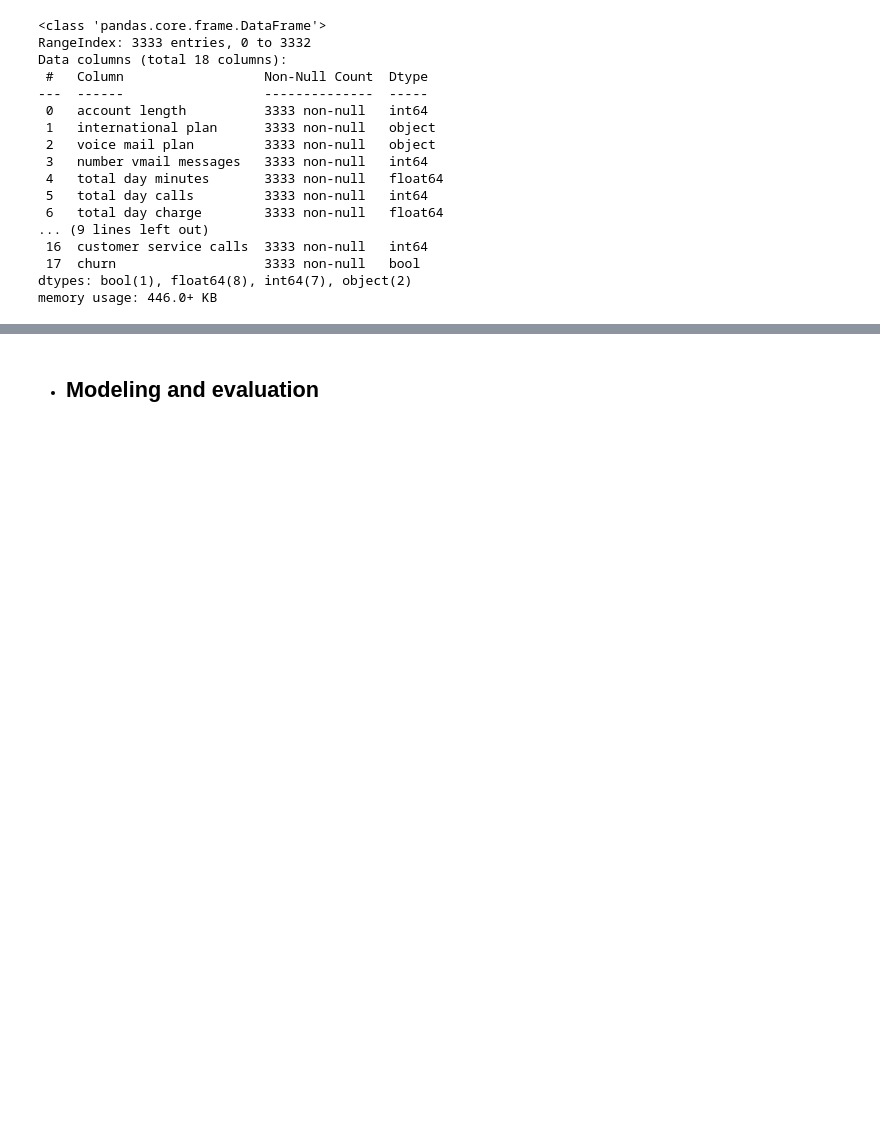
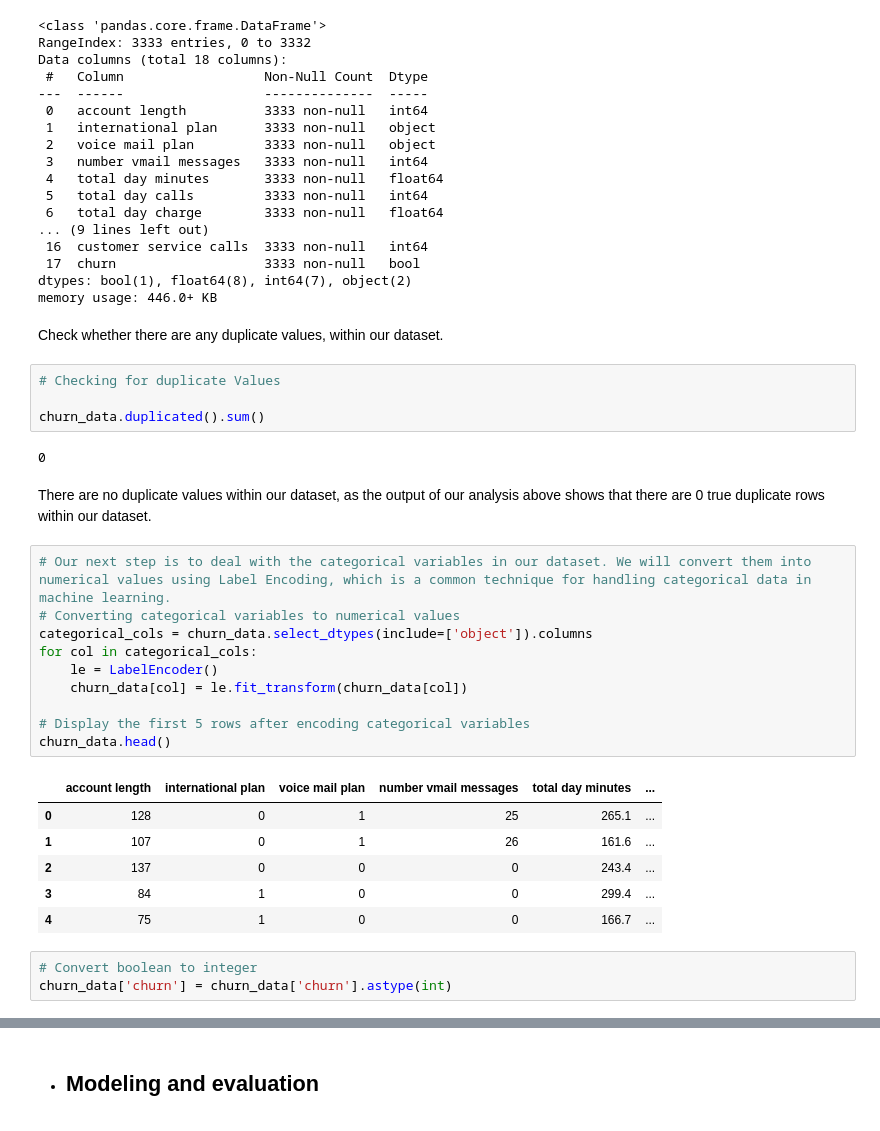
Before and after one commit to Nelaten/phase3_project, a Jupyter notebook: phase3_project.ipynb, the cells around one changed output, grey strips where cells are left out. Cells and saved outputs as stored; diff of their text form; blank space fills up the shorter version.

Commit message:
Add more of data preparation section

```diff
--- a/phase3_project.ipynb
+++ b/phase3_project.ipynb
@@ -155,3 +154,33 @@ Data columns (total 18 columns):
  17  churn                   3333 non-null   bool
 dtypes: bool(1), float64(8), int64(7), object(2)
 memory usage: 446.0+ KB
+# %% [markdown]
+Check whether there are any duplicate values, within our dataset.
+# %%
+# Checking for duplicate Values
+
+churn_data.duplicated().sum()
+# %% [output]
+0
+# %% [markdown]
+There are no duplicate values within our dataset, as the output of our analysis above shows that there are 0 true duplicate rows within our dataset.
+# %%
+# Our next step is to deal with the categorical variables in our dataset. We will convert them into numerical values using Label Encoding, which is a common technique for handling categorical data in machine learning.
+# Converting categorical variables to numerical values
+categorical_cols = churn_data.select_dtypes(include=['object']).columns
+for col in categorical_cols:
+    le = LabelEncoder()
+    churn_data[col] = le.fit_transform(churn_data[col])
+
+# Display the first 5 rows after encoding categorical variables
+churn_data.head()
+# %% [output]
+|  | account length | international plan | voice mail plan | number vmail messages | total day minutes | ... |
+| 0 | 128 | 0 | 1 | 25 | 265.1 | ... |
+| 1 | 107 | 0 | 1 | 26 | 161.6 | ... |
+| 2 | 137 | 0 | 0 | 0 | 243.4 | ... |
+| 3 | 84 | 1 | 0 | 0 | 299.4 | ... |
+| 4 | 75 | 1 | 0 | 0 | 166.7 | ... |
+# %%
+# Convert boolean to integer
+churn_data['churn'] = churn_data['churn'].astype(int)
```
Also changed, not shown: parts of 3 cells of this notebook.
